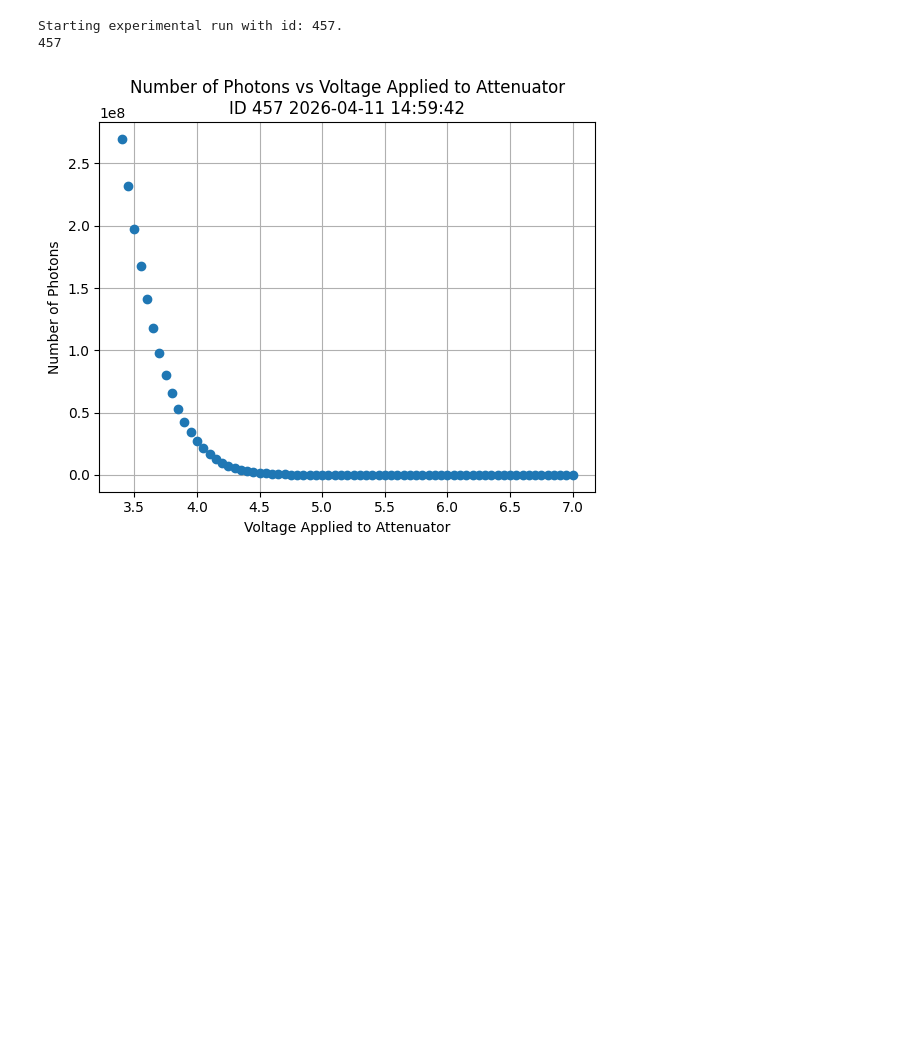
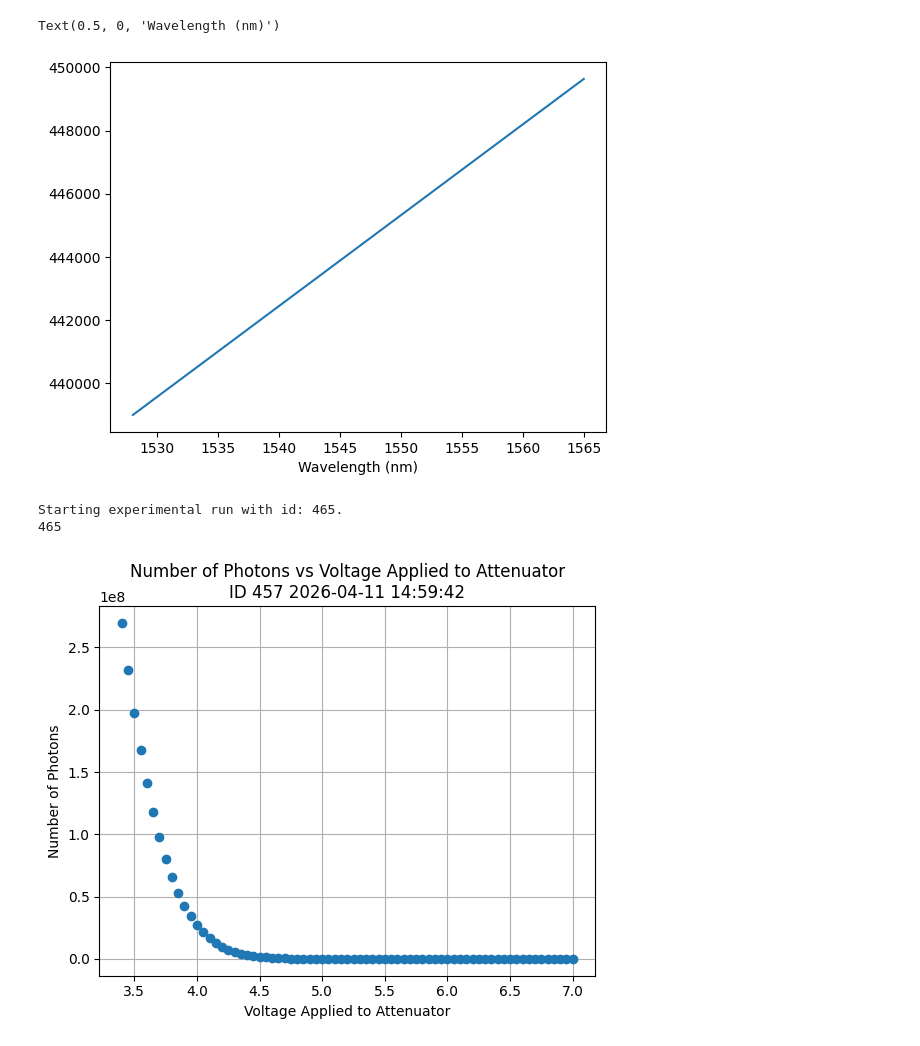
Before and after one commit to QNLSydney/snspd, a Jupyter notebook: SNSPD2/SNSPD4_2_Photon_Number_Calculation.ipynb, the cells around one changed output. Drawn from its saved outputs; the diff is of its cells as text; code cells hidden in the pictures; blank space fills up the shorter version.

Commit message:
Completed photon number calculation for Measurement 4-2

```diff
--- a/SNSPD2/SNSPD4_2_Photon_Number_Calculation.ipynb
+++ b/SNSPD2/SNSPD4_2_Photon_Number_Calculation.ipynb
@@ -46,55 +37,71 @@ from functions import laser_set_standard
 # %%
+import scipy
+import scipy.constants as spc
 v_attenuator = 4.7
-wavelength_range = np.arange(1528e-9, 1565e-9, step)
+wav_range = np.arange(1528e-9, 1565e-9, 1e-9)
 
 ID =  165 # need to update this to read in from new config file
-datasaver.dataset.add_metadata("att_screw_calibration_id", ID)
+# datasaver.dataset.add_metadata("att_screw_calibration_id", ID)
 data = load_by_id(ID).get_parameter_data()
 avg_attenuation_screw = np.average(data['attenuation']['attenuation'])
 
+idx = 26
+
 ID = 459
-datasaver.dataset.add_metadata("att_combined_id", ID)
+# datasaver.dataset.add_metadata("att_combined_id", ID)
 data = load_by_id(ID).get_parameter_data()
 # Extract attenuator voltages
-v_attenuator = data['v_attenuator']['v_attenuator']
-avg_attenuation = data['avg_attenuation']['avg_attenuation']
-avg_power90 = data['avg_power90']['avg_power90']
+v_attenuator = data['v_attenuator']['v_attenuator'][idx]
+avg_attenuation = data['avg_attenuation']['avg_attenuation'][idx]
+avg_power90 = data['avg_power90']['avg_power90'][idx]
 
 total_attenuation=avg_attenuation + avg_attenuation_screw
 
-Nphotons = photon_number(params.bs10, params.bs90, power90=avg_power90, total_attenuation=total_attenuation, wavelength=1550e-9)
+Nphotons = photon_number(params.bs10, params.bs90, power90=avg_power90, total_attenuation=total_attenuation, wavelength=wav_range)
+
+plt.plot(wav_range*1e9, Nphotons)
+plt.xlabel('Wavelength (nm)')
+# %% [output]
+Text(0.5, 0, 'Wavelength (nm)')
+[figure, added]
 # %%
-# meas = Measurement()
-# meas.register_custom_parameter("v_attenuator", label="V")
-# meas.register_custom_parameter("total_attenuation", label="dB")
-# meas.register_custom_parameter("Nphotons", label="")
+meas = Measurement()
+meas.register_custom_parameter("v_attenuator", label="V")
+meas.register_custom_parameter("total_attenuation", label="dB")
+meas.register_custom_parameter("Nphotons", label="")
+meas.register_custom_parameter("wavelength_range", label="nm")
 
 with meas.run() as datasaver:
     print(datasaver.run_id)
 
-    ID =  params.att_screw_calibration_id
-    datasaver.dataset.add_metadata("att_screw_calibration_id", ID)
+    wavelength_range = np.arange(1528e-9, 1565e-9, 1e-9)
+
+    ID =  165 # need to update this to read in from new config file
+    # datasaver.dataset.add_metadata("att_screw_calibration_id", ID)
     data = load_by_id(ID).get_parameter_data()
     avg_attenuation_screw = np.average(data['attenuation']['attenuation'])
 
-    ID = params.att_blue_calibration_avg_id
-    datasaver.dataset.add_metadata("att_combined_id", ID)
+    idx = 26
+
+    ID = 459
+    # datasaver.dataset.add_metadata("att_combined_id", ID)
     data = load_by_id(ID).get_parameter_data()
     # Extract attenuator voltages
-    v_attenuator = data['v_attenuator']['v_attenuator']
-    avg_attenuation = data['avg_attenuation']['avg_attenuation']
-    avg_power90 = data['avg_power90']['avg_power90']
+    v_attenuator = data['v_attenuator']['v_attenuator'][idx]
+    avg_attenuation = data['avg_attenuation']['avg_attenuation'][idx]
+    avg_power90 = data['avg_power90']['avg_power90'][idx]
 
     total_attenuation=avg_attenuation + avg_attenuation_screw
 
-    Nphotons = photon_number(params.bs10, params.bs90, power90=avg_power90, total_attenuation=total_attenuation, wavelength=1550e-9)
+    Nphotons = photon_number(params.bs10, params.bs90, power90=avg_power90, total_attenuation=total_attenuation, wavelength=wav_range)
 
 
-    # for i in range(len(v_attenuator)):
-    #     datasaver.add_result(("v_attenuator", v_attenuator[i]),
-    #                      ("total_attenuation", total_attenuation[i]),
-    #                     ("Nphotons", Nphotons[i]))
+    # for i in range(len(wavelength_range)):
+    datasaver.add_result(("v_attenuator", v_attenuator),
+                     ("total_attenuation", total_attenuation),
+                    ("Nphotons", Nphotons),
+                    ("wavelength_range", wavelength_range))
 # %% [output]
-Starting experimental run with id: 457.
-457
+Starting experimental run with id: 465.
+465
 # %%
```
Also changed, not shown: parts of 4 cells of this notebook, 3 other files.
